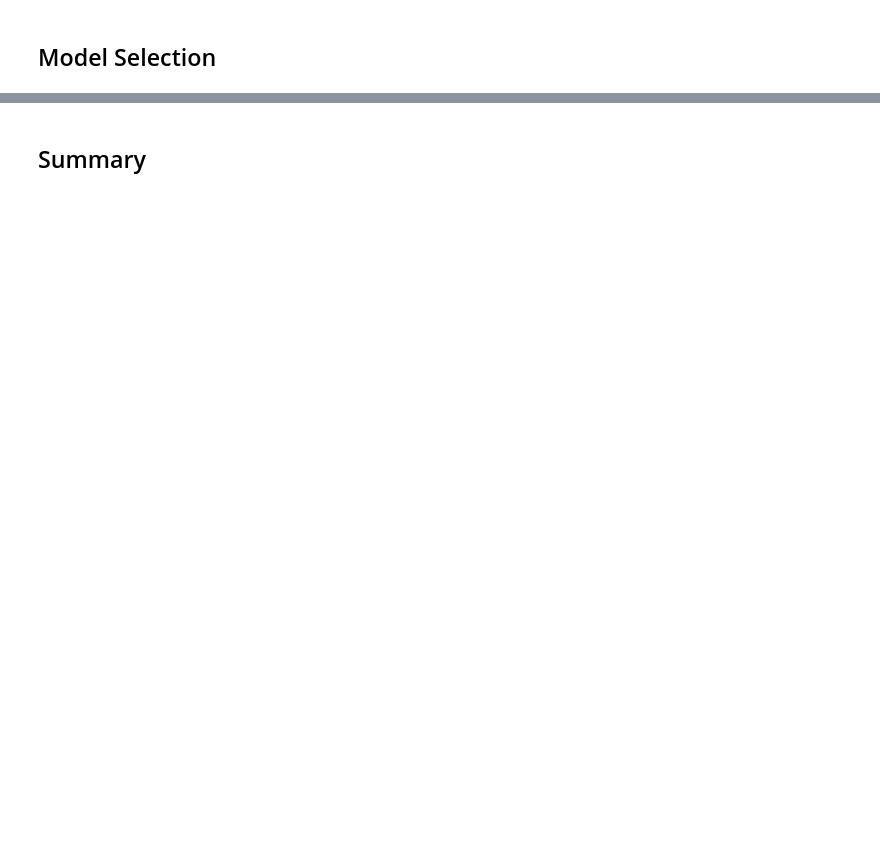
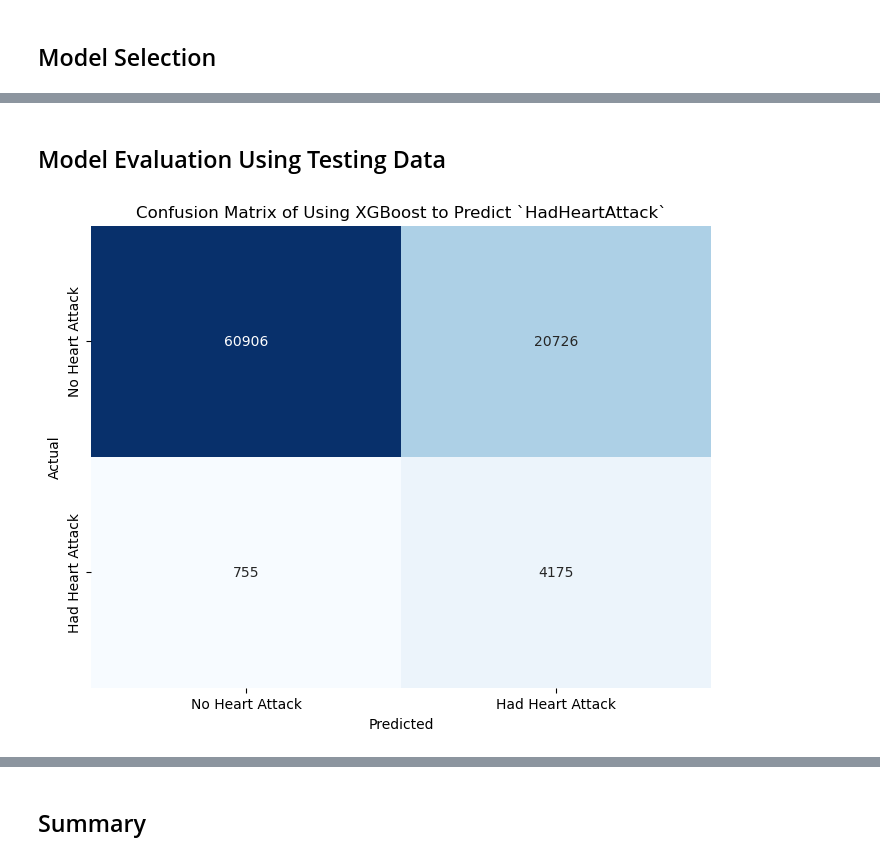
Before and after one commit to gracemhw/Heart-Attack, a Jupyter notebook: notebooks/Modeling.ipynb, the cells around one changed output, grey strips where cells are left out. Saved outputs shown, nothing was run; the diff lists cells and outputs as text; code cells hidden in the pictures; blank space fills up the shorter version.

```diff
--- a/notebooks/Modeling.ipynb
+++ b/notebooks/Modeling.ipynb
@@ -692,0 +626,23 @@ Therefore, XGBoost is our best model.
+# %% [markdown]
+## Model Evaluation Using Testing Data
+# %%
+# Evaluate on the test set
+y_pred = xgb_random.predict(X_test)
+
+# Calculate the confusion matrix
+conf_matrix = confusion_matrix(y_test, y_pred)
+
+# Generate the classification report
+class_report = classification_report(y_test, y_pred)
+
+# Plot the confusion matrix using seaborn's heatmap
+plt.figure(figsize=(8, 6))
+sns.heatmap(conf_matrix, annot=True, fmt='g', cmap='Blues', cbar=False,
+            xticklabels=['No Heart Attack', 'Had Heart Attack'],
+            yticklabels=['No Heart Attack', 'Had Heart Attack'])
+plt.title('Confusion Matrix of Using XGBoost to Predict `HadHeartAttack`')
+plt.xlabel('Predicted')
+plt.ylabel('Actual')
+plt.show()
+# %% [output]
+[figure, added]
```
Also changed, not shown: parts of 61 cells of this notebook.
